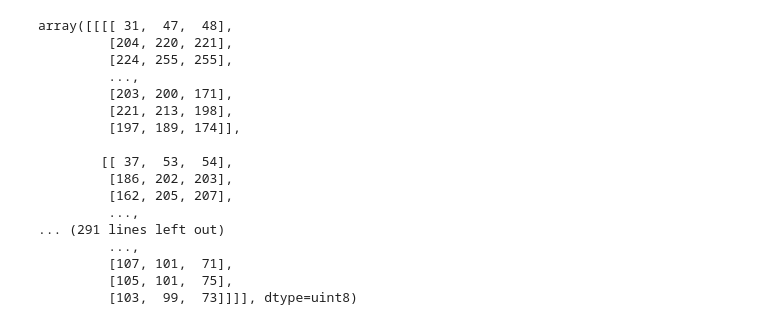
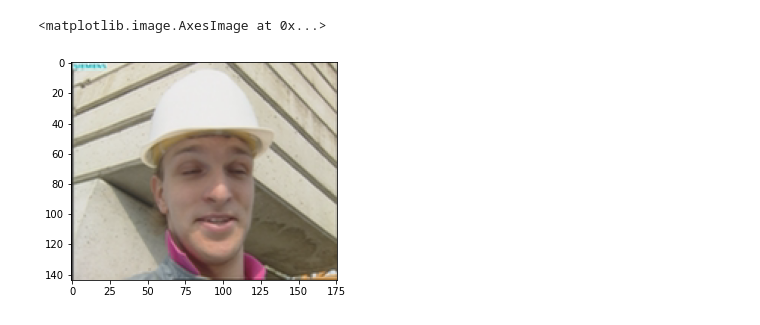
Before and after one commit to brenoafb/video-compression, a Jupyter notebook: Untitled.ipynb, the cells around one changed output. Cells and saved outputs as stored; diff of their text form; code cells hidden in the pictures.

```diff
--- a/Untitled.ipynb
+++ b/Untitled.ipynb
@@ -14,21 +16,6 @@ height = 144
 # %%
-frames = read_yuv(filename)
-frames
+frames = read_yuv(filename)[:nframes]
+plt.imshow(frames[0])
 # %% [output]
-array([[[[ 31,  47,  48],
-         [204, 220, 221],
-         [224, 255, 255],
-         ...,
-         [203, 200, 171],
-         [221, 213, 198],
-         [197, 189, 174]],
-
-        [[ 37,  53,  54],
-         [186, 202, 203],
-         [162, 205, 207],
-         ...,
-... (291 lines left out)
-         ...,
-         [107, 101,  71],
-         [105, 101,  75],
-         [103,  99,  73]]]], dtype=uint8)
+<matplotlib.image.AxesImage at 0x...>
+[figure, added]
```
Also changed, not shown: parts of 20 cells of this notebook, 4 other files.
